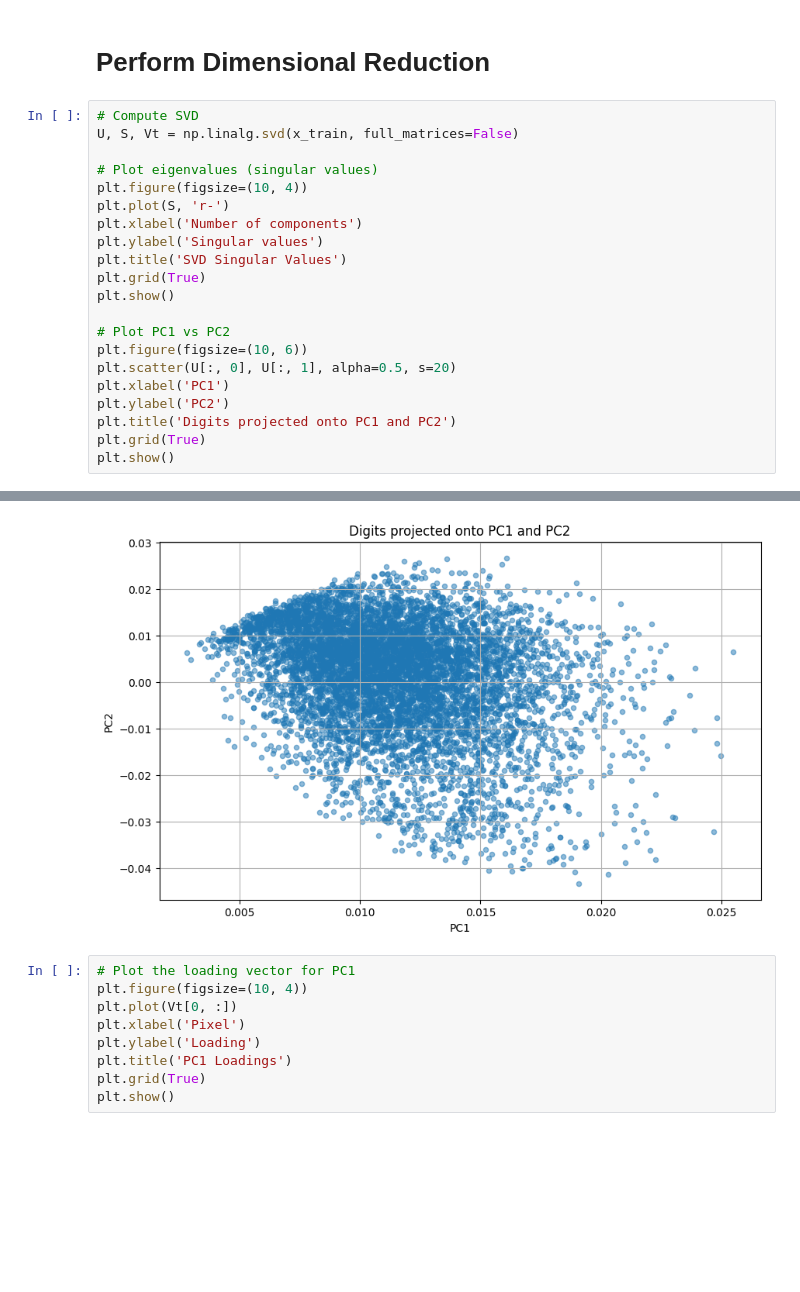
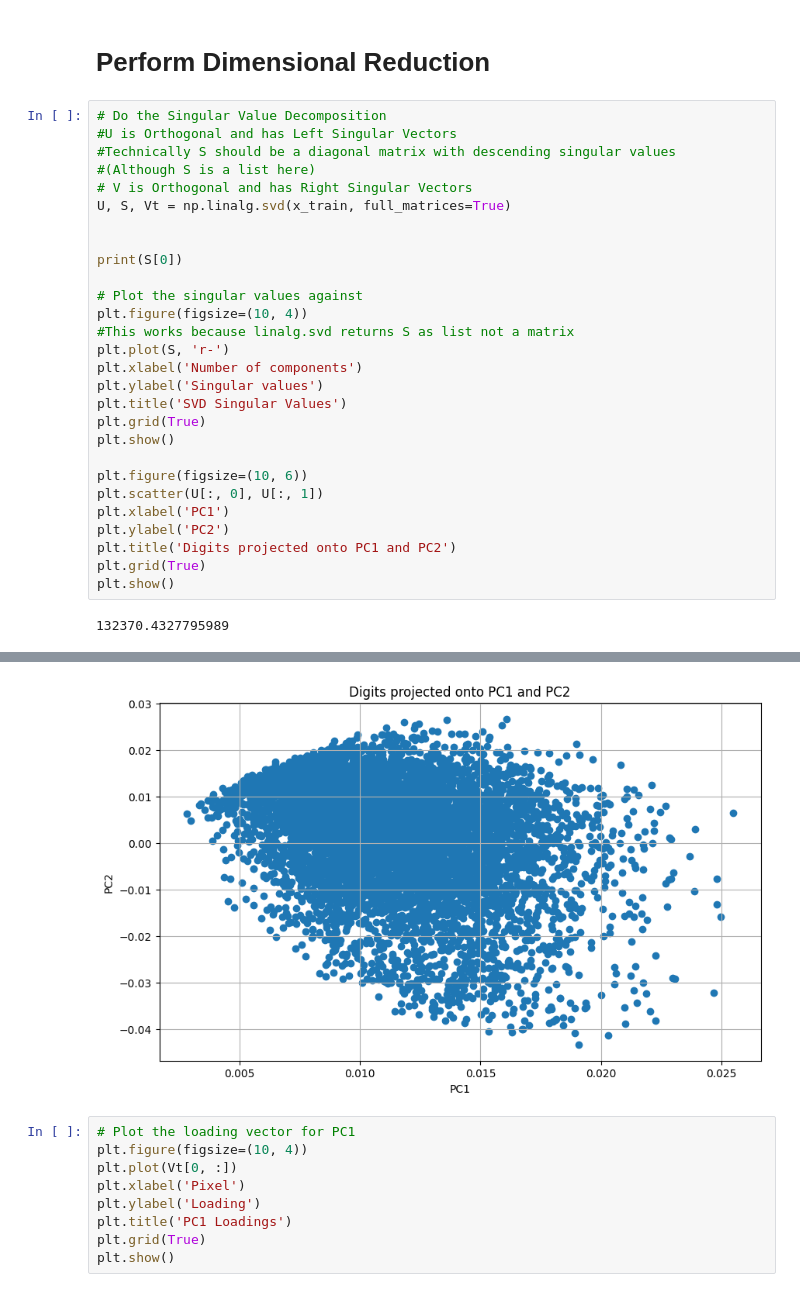
Before and after one commit to wang75131-create/Statistical-learning-for-big-data-Spring-26, a Jupyter notebook: Project1Py-KNN-Random.ipynb, the cells around one changed output, grey strips where cells are left out. Saved outputs shown, nothing was run; the diff lists cells and outputs as text; blank space fills up the shorter version.

```diff
--- a/Project1Py-KNN-Random.ipynb
+++ b/Project1Py-KNN-Random.ipynb
@@ -55,29 +55,37 @@ Name: count, dtype: int64
 # %% [markdown]
 # Perform Dimensional Reduction
 # %%
-# Compute SVD
-U, S, Vt = np.linalg.svd(x_train, full_matrices=False)
+# Do the Singular Value Decomposition
+#U is Orthogonal and has Left Singular Vectors
+#Technically S should be a diagonal matrix with descending singular values
+#(Although S is a list here)
+# V is Orthogonal and has Right Singular Vectors
+U, S, Vt = np.linalg.svd(x_train, full_matrices=True)
 
-# Plot eigenvalues (singular values)
+
+print(S[0])
+
+# Plot the singular values against
 plt.figure(figsize=(10, 4))
+#This works because linalg.svd returns S as list not a matrix
 plt.plot(S, 'r-')
 plt.xlabel('Number of components')
 plt.ylabel('Singular values')
 plt.title('SVD Singular Values')
 plt.grid(True)
 plt.show()
 
-# Plot PC1 vs PC2
 plt.figure(figsize=(10, 6))
-plt.scatter(U[:, 0], U[:, 1], alpha=0.5, s=20)
+plt.scatter(U[:, 0], U[:, 1])
 plt.xlabel('PC1')
 plt.ylabel('PC2')
 plt.title('Digits projected onto PC1 and PC2')
 plt.grid(True)
 plt.show()
 # %% [output]
+132370.4327795989
 [figure]
-[figure, old version]
+[figure, new version]
 # %%
 # Plot the loading vector for PC1
 plt.figure(figsize=(10, 4))
```
Also changed, not shown: parts of 20 cells of this notebook.
